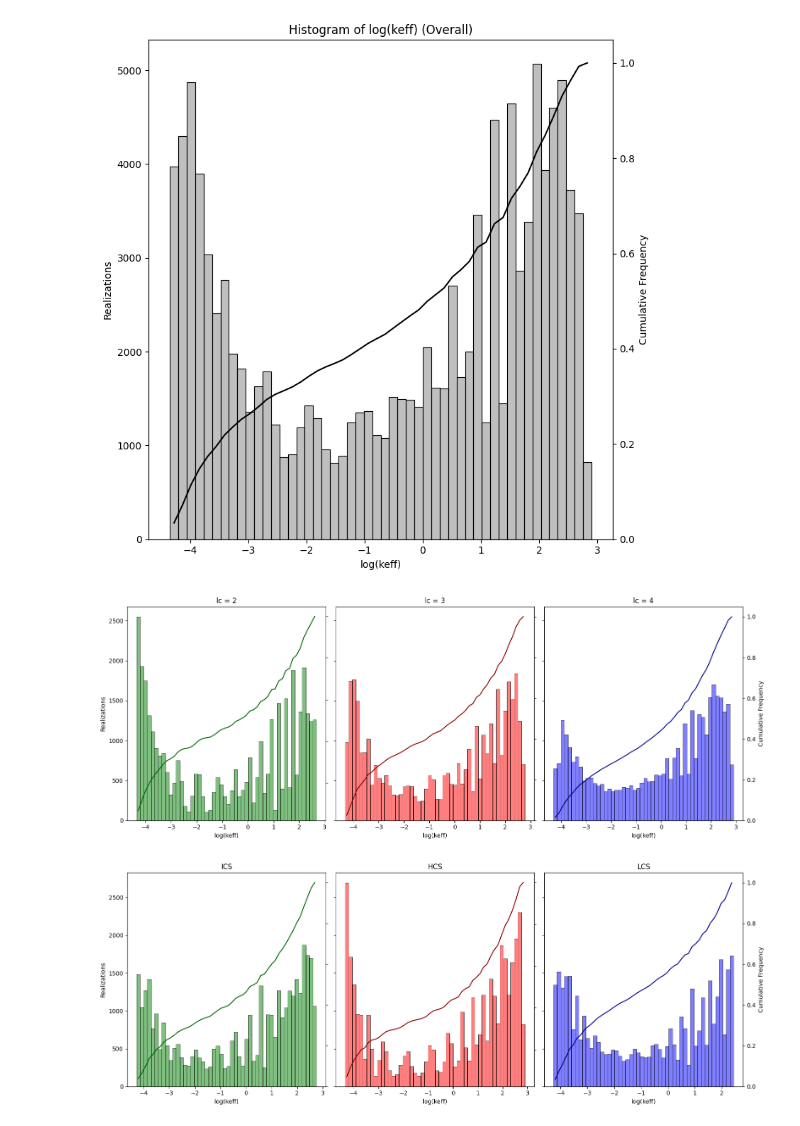
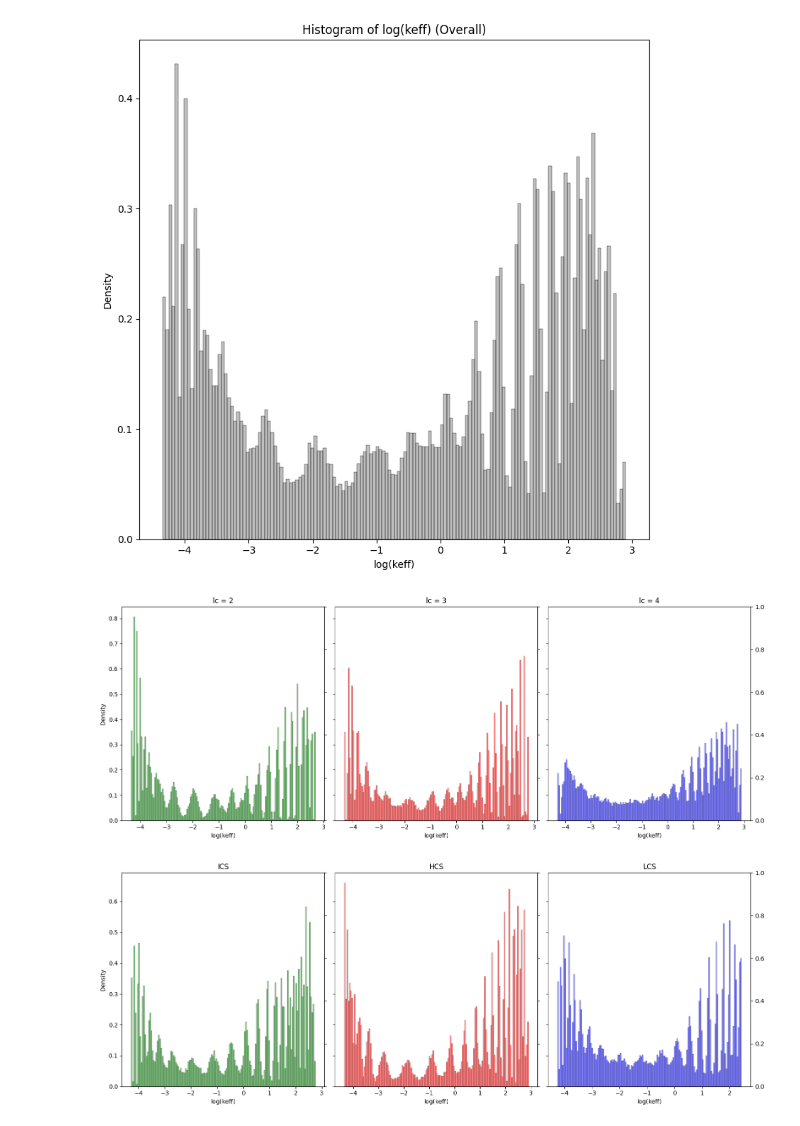
Before and after one commit to XxkmoxX/ML_perm_prediction, a Jupyter notebook: 3D_exploratory_data_analisys.ipynb, the cells around one changed output. Cells and saved outputs as stored; diff of their text form; code cells hidden in the pictures.

```diff
--- a/3D_exploratory_data_analisys.ipynb
+++ b/3D_exploratory_data_analisys.ipynb
@@ -33,16 +33,16 @@ plt.figure(figsize=(14, 6))
 colors = ['blue', 'red', 'green']
 for i, lc in enumerate(lc_values):
     subset, mean, std, minlim, maxlim, skewness, kurt = stats[lc]
-    sns.histplot(subset['lcBin'], bins=100, kde=False, color=colors[i], alpha=0.5, label=f'lc = {lc}')
-    plt.axvline(x=mean, color=colors[i], linewidth=1.2, linestyle='--')
-    plt.axvline(x=minlim, color=colors[i], linewidth=1, linestyle=':', label=f'min, max lc={lc}')
-    plt.axvline(x=maxlim, color=colors[i], linewidth=1, linestyle=':')
+    sns.histplot(subset['lcBin'], bins=150, kde=False, color=colors[i], alpha=0.5, label=f'lc = {lc}', stat="density")
+    #plt.axvline(x=mean, color=colors[i], linewidth=1.2, linestyle='--')
+    #plt.axvline(x=minlim, color=colors[i], linewidth=1, linestyle=':', label=f'min, max lc={lc}')
+    #plt.axvline(x=maxlim, color=colors[i], linewidth=1, linestyle=':')
     print(f'3rd Gaussian Momento Skewness for lc {lc}: {skewness:.2f}')
     print(f'4th Gaussian Moment Kurtosis for lc {lc}: {kurt:.2f}')
 
 plt.legend()
 plt.xlabel('lcBin')
-plt.ylabel('Realizations')
+#plt.ylabel('Relative frequency')
 plt.title('Distributions of lcBin for lc = 1.5, 2, 3')
 plt.tight_layout()
 plt.show()
@@ -64,16 +64,16 @@ import seaborn as sns
 
 def histogram(data, bins, color_fill, color_line, title, ax):
     sns.histplot(np.log(data['keff']), bins=bins, kde=False,
-                 color=color_fill, alpha=0.5, stat="count", fill=True, ax=ax)
+                 color=color_fill, alpha=0.5, stat="density", fill=True, ax=ax)
     ax.set_title(title)
     ax.set_xlabel('log(keff)')
-    ax.set_ylabel('Realizations')
+    #ax.set_ylabel('Realizations')
     ax_twin = ax.twinx()
 
-    sns.histplot(np.log(data['keff']), bins=bins, kde=False,
-                 color=color_line, stat="density", fill=False, cumulative=True,
-                 linewidth=1.5, ax=ax_twin, element='poly')
-    ax_twin.set_ylabel('Cumulative Frequency')
+    '''sns.histplot(np.log(data['keff']), bins=bins, kde=False,
+                 color=color_line, stat="density", fill=False, cumulative=False,
+                 linewidth=1.5, ax=ax_twin, element='poly')'''
+    #ax_twin.set_ylabel('Cumulative Frequency')
 
     if i in [0, 1]:
             ax_twin.set_ylabel('')
@@ -81,7 +81,7 @@ def histogram(data, bins, color_fill, color_line, title, ax):
 
     return ax, ax_twin
 
-bins = 50
+bins = 150
 colors_fill = ['green', 'red', 'blue']
 colors_line = ['darkgreen', 'darkred', 'darkblue']
 
@@ -95,40 +95,40 @@ data_hcs = data[data['con'] == 2]
 data_lcs = data[data['con'] == 3]
 
 plt.figure(figsize=(8, 8))
 ax_main = sns.histplot(np.log(data['keff']), bins=bins, kde=False,
-                       color='grey', alpha=0.5, stat="count", fill=True, label='Keff')
-plt.ylabel('Realizations')
+                       color='grey', alpha=0.5, stat="density", fill=True, label='Keff')
+#plt.ylabel('Realizations')
 plt.xlabel('log(keff)')
 plt.title('Histogram of log(keff) (Overall)')
-ax_main_twin = ax_main.twinx()
+'''ax_main_twin = ax_main.twinx()
 sns.histplot(np.log(data['keff']), bins=bins, kde=False,
              color='black', stat="density", fill=False, cumulative=True,
              linewidth=1.5, ax=ax_main_twin, label='Cumulative Keff', element='poly')
-ax_main_twin.set_ylabel('Cumulative Frequency')
+#ax_main_twin.set_ylabel('Cumulative Frequency')'''
 plt.tight_layout()
 plt.show()
 
 fig, axs = plt.subplots(1, 3, figsize=(16, 6), sharey=True)
 titles = ['lc = 2', 'lc = 3', 'lc = 4']
 for i, lc in enumerate(lc_values):
     dataset = filtered_data_lc[lc]
     histogram(dataset, bins, colors_fill[i], colors_line[i], titles[i], axs[i])
 
 plt.tight_layout()
 plt.show()
 
 
 fig, axs = plt.subplots(1, 3, figsize=(16, 6), sharey=True)
 datasets = [data_ics, data_hcs, data_lcs]
 titles = ['ICS', 'HCS', 'LCS']
 for i, (dataset, title) in enumerate(zip(datasets, titles)):
     histogram(dataset, bins, colors_fill[i], colors_line[i], title, axs[i])
 plt.tight_layout()
 plt.show()
 # %% [output]
-[figure, old version]
+[figure, new version]
-[figure, old version]
+[figure, new version]
-[figure, old version]
+[figure, new version]
 # %%
 ### 2D pc = 0.593, para lc = 0, LCS pc poco mayor, ICS y HCS lc menor, a mayor lc menor pc.
 ### 3D pc = 0.312, para lc = 0, ICS, HCS, LCS pc menor, a mayor lc menor pc.
```
Also changed, not shown: parts of 1 cell of this notebook.
